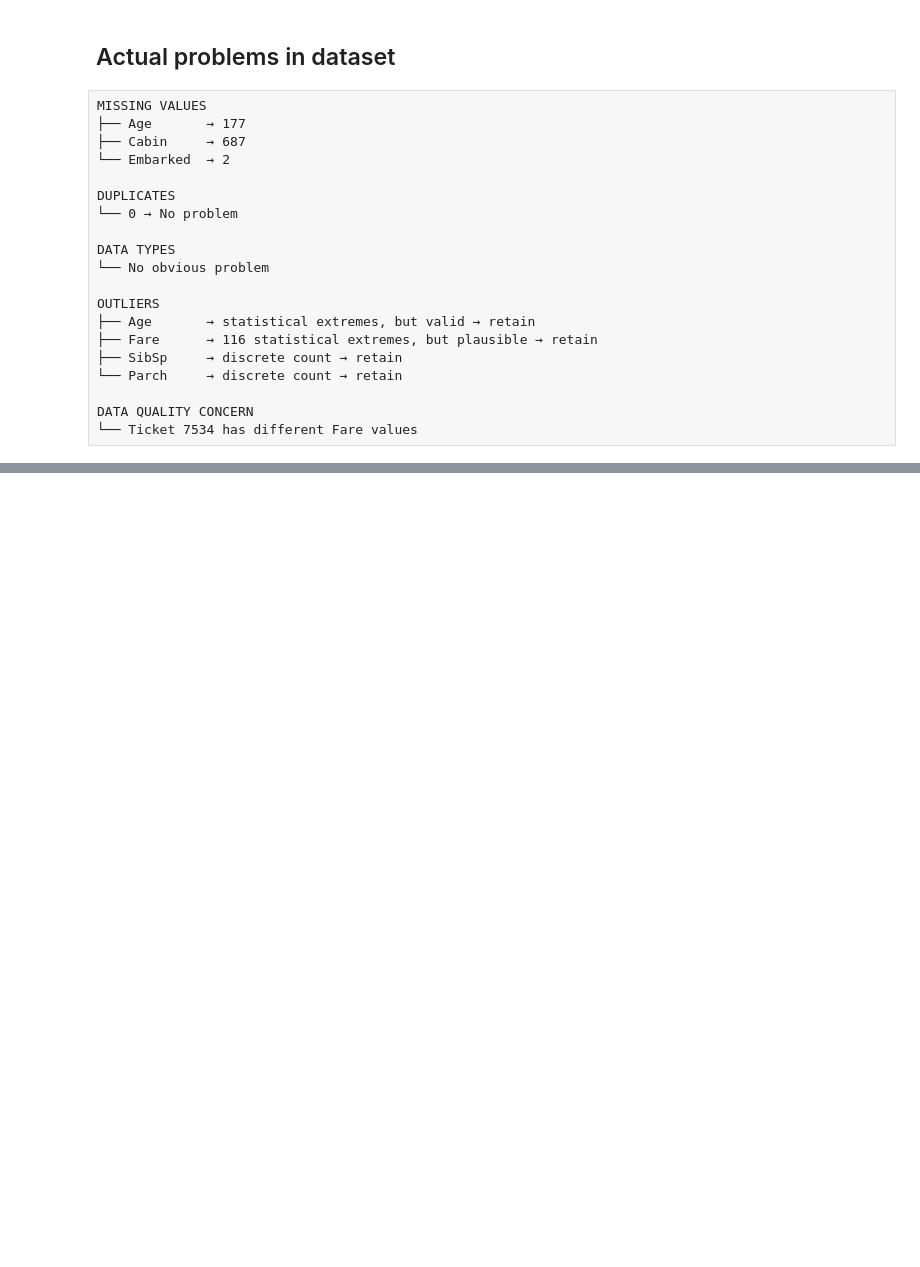
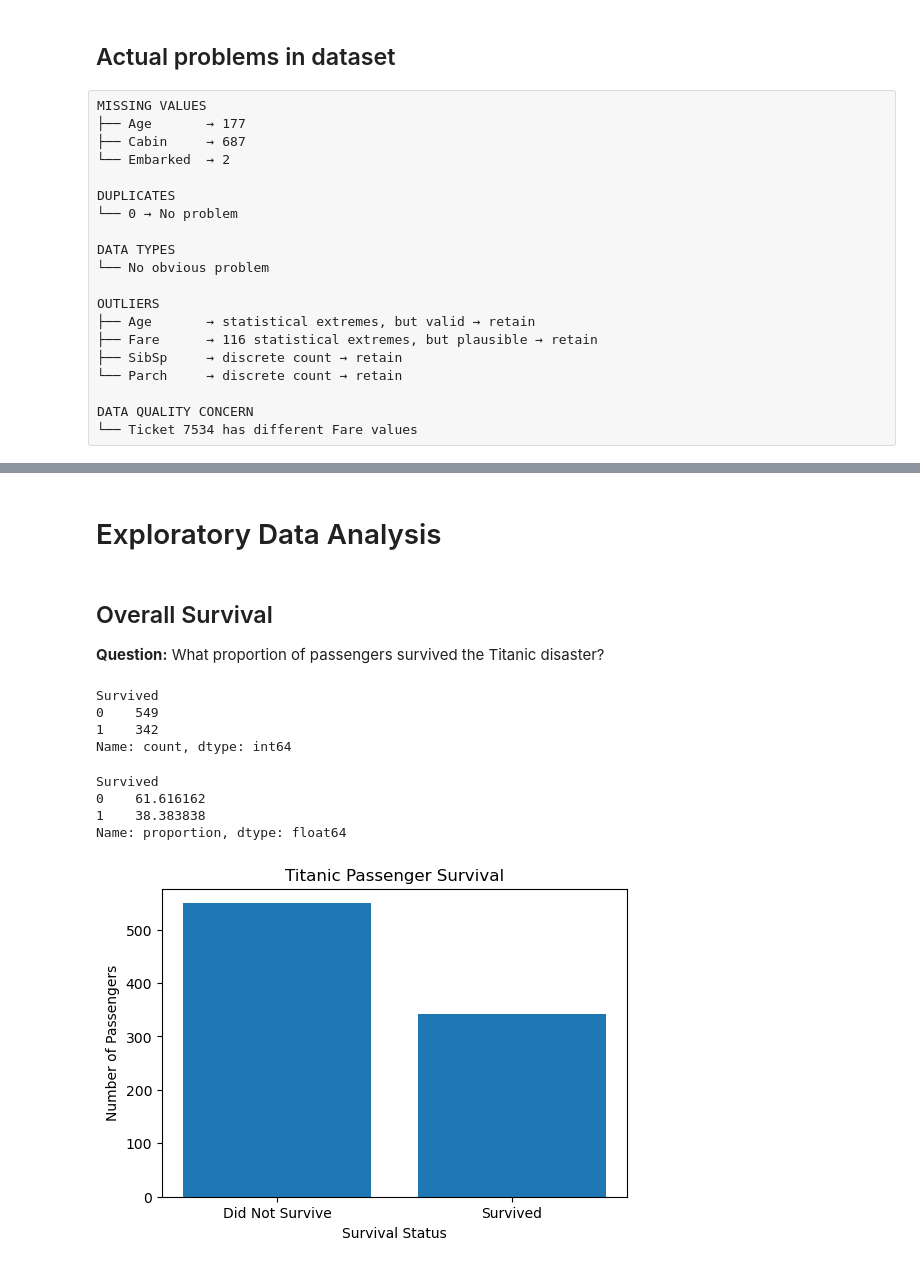
Before and after one commit to jatin-G-V/practice, a Jupyter notebook: week2/EDA_Challenge/EDA.ipynb, the cells around one changed output, grey strips where cells are left out. Cells and saved outputs as stored; diff of their text form; code cells hidden in the pictures; blank space fills up the shorter version.

```diff
--- a/week2/EDA_Challenge/EDA.ipynb
+++ b/week2/EDA_Challenge/EDA.ipynb
@@ -280,0 +313,5 @@ DATA QUALITY CONCERN
+# %%
+# Find the most frequent Embarked category
+embarked_mode = df["Embarked"].mode()[0]
+
+print("Mode of Embarked:", embarked_mode)
@@ -280,0 +320,3 @@ DATA QUALITY CONCERN
+# %%
+# Replace missing Embarked values with the mode
+df["Embarked"] = df["Embarked"].fillna(embarked_mode)
@@ -280,0 +330,3 @@ DATA QUALITY CONCERN
+# %%
+# Drop Cabin because of excessive missingness
+df = df.drop(columns=["Cabin"])
@@ -280,0 +442,16 @@ DATA QUALITY CONCERN
+# %% [markdown]
+# Exploratory Data Analysis
+# %% [markdown]
+## Overall Survival
+
+**Question:** What proportion of passengers survived the Titanic disaster?
+# %%
+# Count passengers by survival status
+survival_counts = df["Survived"].value_counts().sort_index()
+
+survival_counts
+# %% [output]
+Survived
+0    549
+1    342
+Name: count, dtype: int64
@@ -280,0 +461,30 @@ DATA QUALITY CONCERN
+# %%
+# Calculate the percentage of passengers in each survival category
+survival_percentage = (
+    df["Survived"]
+    .value_counts(normalize=True)
+    .sort_index() * 100
+)
+
+survival_percentage
+# %% [output]
+Survived
+0    61.616162
+1    38.383838
+Name: proportion, dtype: float64
+# %%
+# Visualize overall survival
+plt.figure(figsize=(6, 4))
+
+plt.bar(
+    ["Did Not Survive", "Survived"],
+    survival_counts.values
+)
+
+plt.xlabel("Survival Status")
+plt.ylabel("Number of Passengers")
+plt.title("Titanic Passenger Survival")
+
+plt.show()
+# %% [output]
+[figure, added]
```
Also changed, not shown: parts of 57 cells of this notebook, 1 other file.
